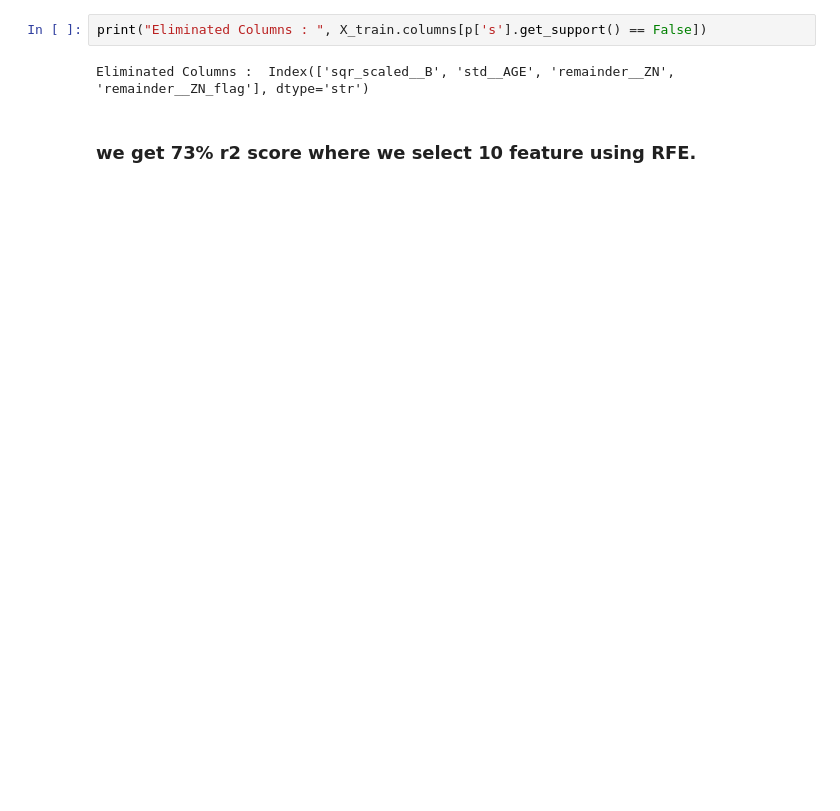
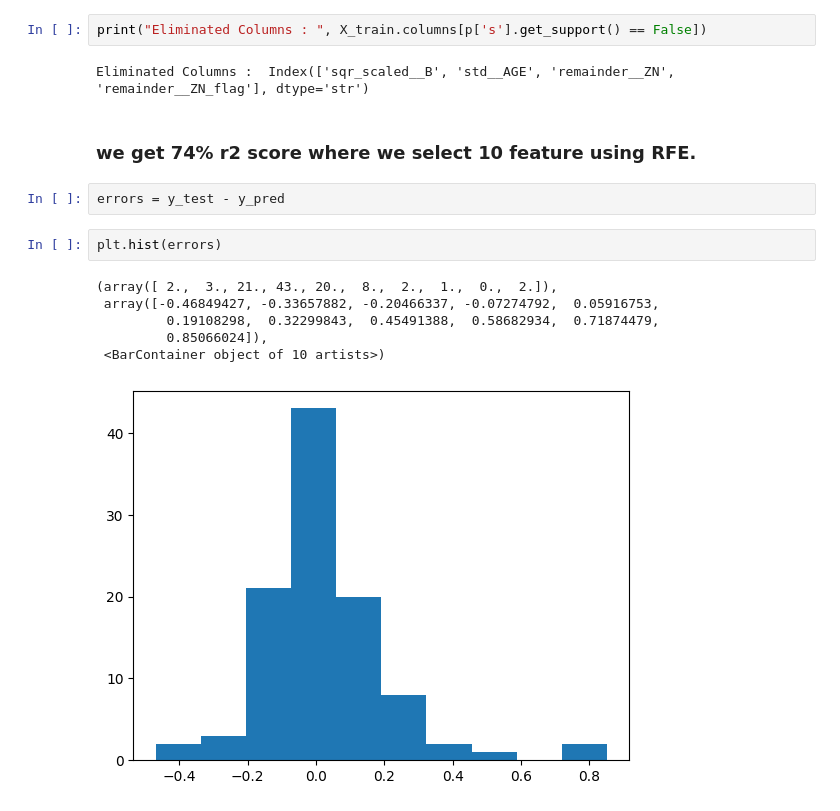
Before and after one commit to Tarun-nagpal07/ML, a Jupyter notebook: Boston_ML.ipynb, the cells around one changed output. Saved outputs shown, nothing was run; the diff lists cells and outputs as text; blank space fills up the shorter version.

```diff
--- a/Boston_ML.ipynb
+++ b/Boston_ML.ipynb
@@ -487,4 +489,15 @@ print("Eliminated Columns : ", X_train.columns[p['s'].get_support() == False])
 # %% [output]
 Eliminated Columns :  Index(['sqr_scaled__B', 'std__AGE', 'remainder__ZN', 'remainder__ZN_flag'], dtype='str')
 # %% [markdown]
-### we get 73% r2 score where we select 10 feature using RFE.
+### we get 74% r2 score where we select 10 feature using RFE.
+# %%
+errors = y_test - y_pred
+# %%
+plt.hist(errors)
+# %% [output]
+(array([ 2.,  3., 21., 43., 20.,  8.,  2.,  1.,  0.,  2.]),
+ array([-0.46849427, -0.33657882, -0.20466337, -0.07274792,  0.05916753,
+         0.19108298,  0.32299843,  0.45491388,  0.58682934,  0.71874479,
+         0.85066024]),
+ <BarContainer object of 10 artists>)
+[figure, added]
```
Also changed, not shown: parts of 19 cells of this notebook, 1 other file.
